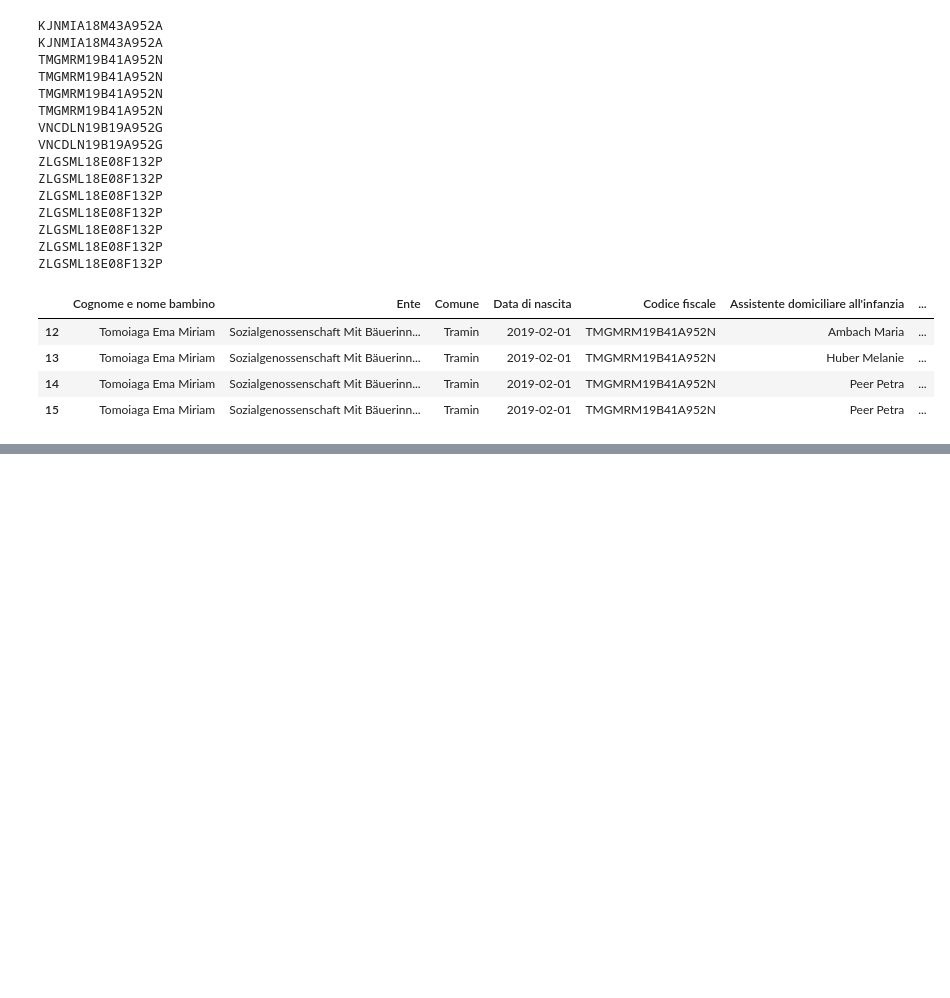
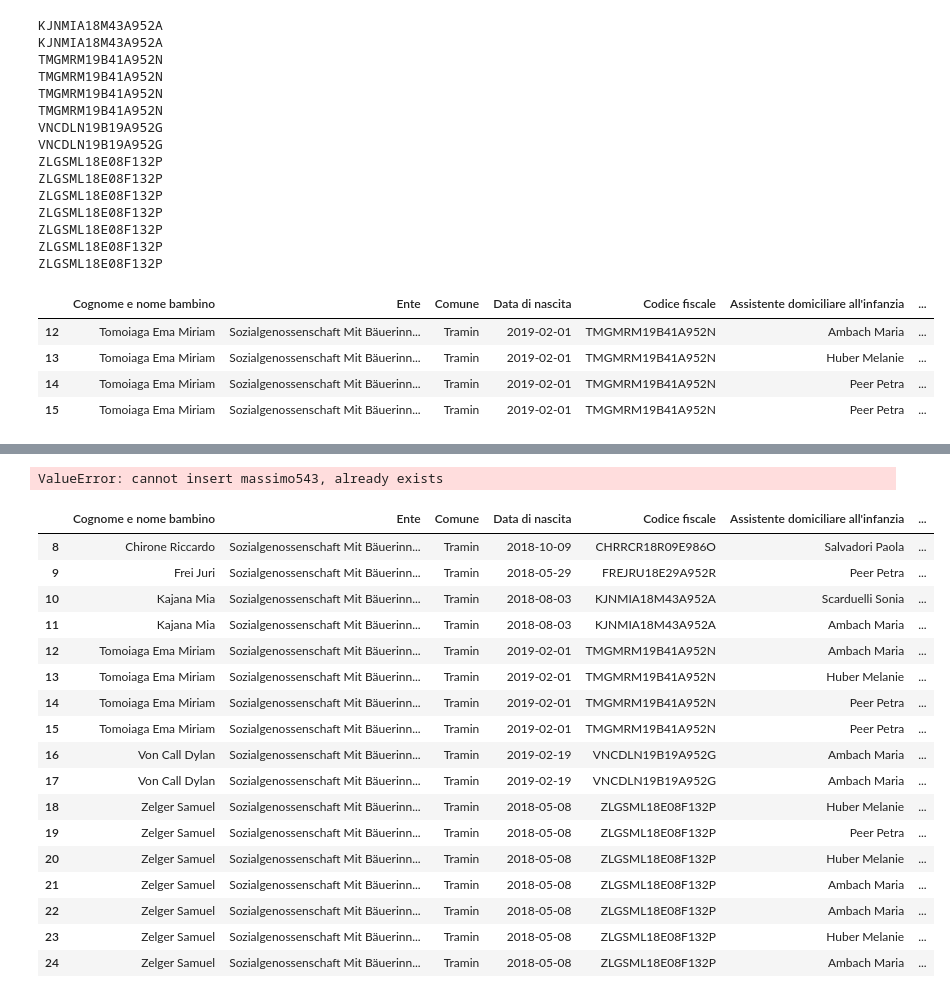
Before and after one commit to stfzz/max, a Jupyter notebook: ErroreOreMaxProportion.ipynb, the cells around one changed output, grey strips where cells are left out. Cells and saved outputs as stored; diff of their text form; code cells hidden in the pictures; blank space fills up the shorter version.

```diff
--- a/ErroreOreMaxProportion.ipynb
+++ b/ErroreOreMaxProportion.ipynb
@@ -142,0 +180,25 @@ df[condizioneerrore2 & ~codfisc1]
+# %%
+df.insert(12,"massimo543",0)
+# %% [output]
+ValueError: cannot insert massimo543, already exists
+# %%
+df
+# %% [output]
+|  | Cognome e nome bambino | Ente | Comune | Data di nascita | Codice fiscale | Assistente domiciliare all'infanzia | ... |
+| 8 | Chirone Riccardo | Sozialgenossenschaft Mit Bäuerinn... | Tramin | 2018-10-09 | CHRRCR18R09E986O | Salvadori Paola | ... |
+| 9 | Frei Juri | Sozialgenossenschaft Mit Bäuerinn... | Tramin | 2018-05-29 | FREJRU18E29A952R | Peer Petra | ... |
+| 10 | Kajana Mia | Sozialgenossenschaft Mit Bäuerinn... | Tramin | 2018-08-03 | KJNMIA18M43A952A | Scarduelli Sonia | ... |
+| 11 | Kajana Mia | Sozialgenossenschaft Mit Bäuerinn... | Tramin | 2018-08-03 | KJNMIA18M43A952A | Ambach Maria | ... |
+| 12 | Tomoiaga Ema Miriam | Sozialgenossenschaft Mit Bäuerinn... | Tramin | 2019-02-01 | TMGMRM19B41A952N | Ambach Maria | ... |
+| 13 | Tomoiaga Ema Miriam | Sozialgenossenschaft Mit Bäuerinn... | Tramin | 2019-02-01 | TMGMRM19B41A952N | Huber Melanie | ... |
+| 14 | Tomoiaga Ema Miriam | Sozialgenossenschaft Mit Bäuerinn... | Tramin | 2019-02-01 | TMGMRM19B41A952N | Peer Petra | ... |
+| 15 | Tomoiaga Ema Miriam | Sozialgenossenschaft Mit Bäuerinn... | Tramin | 2019-02-01 | TMGMRM19B41A952N | Peer Petra | ... |
+| 16 | Von Call Dylan | Sozialgenossenschaft Mit Bäuerinn... | Tramin | 2019-02-19 | VNCDLN19B19A952G | Ambach Maria | ... |
+| 17 | Von Call Dylan | Sozialgenossenschaft Mit Bäuerinn... | Tramin | 2019-02-19 | VNCDLN19B19A952G | Ambach Maria | ... |
+| 18 | Zelger Samuel | Sozialgenossenschaft Mit Bäuerinn... | Tramin | 2018-05-08 | ZLGSML18E08F132P | Huber Melanie | ... |
+| 19 | Zelger Samuel | Sozialgenossenschaft Mit Bäuerinn... | Tramin | 2018-05-08 | ZLGSML18E08F132P | Peer Petra | ... |
+| 20 | Zelger Samuel | Sozialgenossenschaft Mit Bäuerinn... | Tramin | 2018-05-08 | ZLGSML18E08F132P | Huber Melanie | ... |
+| 21 | Zelger Samuel | Sozialgenossenschaft Mit Bäuerinn... | Tramin | 2018-05-08 | ZLGSML18E08F132P | Ambach Maria | ... |
+| 22 | Zelger Samuel | Sozialgenossenschaft Mit Bäuerinn... | Tramin | 2018-05-08 | ZLGSML18E08F132P | Ambach Maria | ... |
+| 23 | Zelger Samuel | Sozialgenossenschaft Mit Bäuerinn... | Tramin | 2018-05-08 | ZLGSML18E08F132P | Huber Melanie | ... |
+| 24 | Zelger Samuel | Sozialgenossenschaft Mit Bäuerinn... | Tramin | 2018-05-08 | ZLGSML18E08F132P | Ambach Maria | ... |
```
Also changed, not shown: parts of 12 cells of this notebook, 4 other files.
